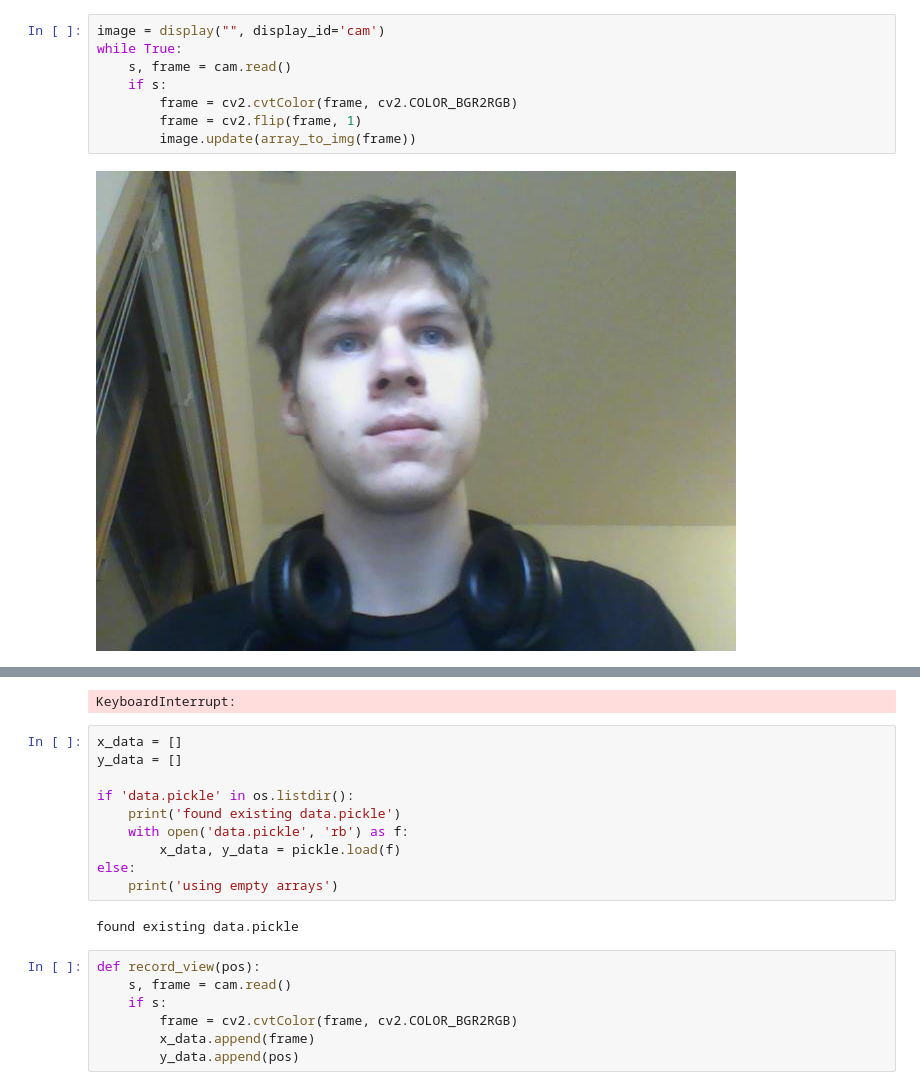
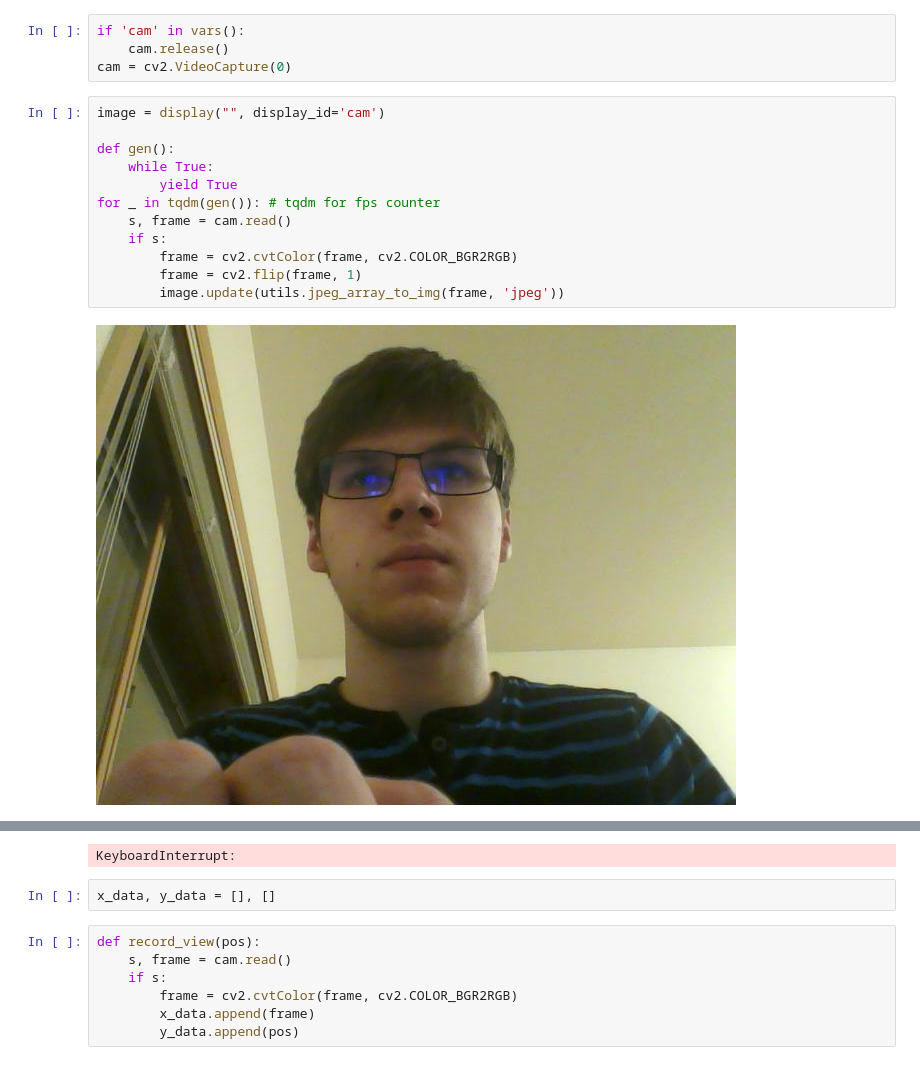
Before and after one commit to yrkv/eye-tracking, a Jupyter notebook: generate-data.ipynb, the cells around one changed output, grey strips where cells are left out. Saved outputs shown, nothing was run; the diff lists cells and outputs as text.

```diff
--- a/generate-data.ipynb
+++ b/generate-data.ipynb
@@ -30,10 +39,18 @@ cam = cv2.VideoCapture(0)   # 0 -> index of camera
+# %%
+if 'cam' in vars():
+    cam.release()
+cam = cv2.VideoCapture(0)
 # %%
 image = display("", display_id='cam')
-while True:
+
+def gen():
+    while True:
+        yield True
+for _ in tqdm(gen()): # tqdm for fps counter
     s, frame = cam.read()
     if s:
         frame = cv2.cvtColor(frame, cv2.COLOR_BGR2RGB)
         frame = cv2.flip(frame, 1)
-        image.update(array_to_img(frame))
+        image.update(utils.jpeg_array_to_img(frame, 'jpeg'))
 # %% [output]
-[figure, old version]
+[figure, new version]
@@ -40,16 +58,6 @@ while True:
 KeyboardInterrupt:
-# %%
-x_data = []
-y_data = []
-
-if 'data.pickle' in os.listdir():
-    print('found existing data.pickle')
-    with open('data.pickle', 'rb') as f:
-        x_data, y_data = pickle.load(f)
-else:
-    print('using empty arrays')
-# %% [output]
-found existing data.pickle
+# %%
+x_data, y_data = [], []
 # %%
 def record_view(pos):
     s, frame = cam.read()
```
Also changed, not shown: parts of 17 cells of this notebook, 5 other files.
